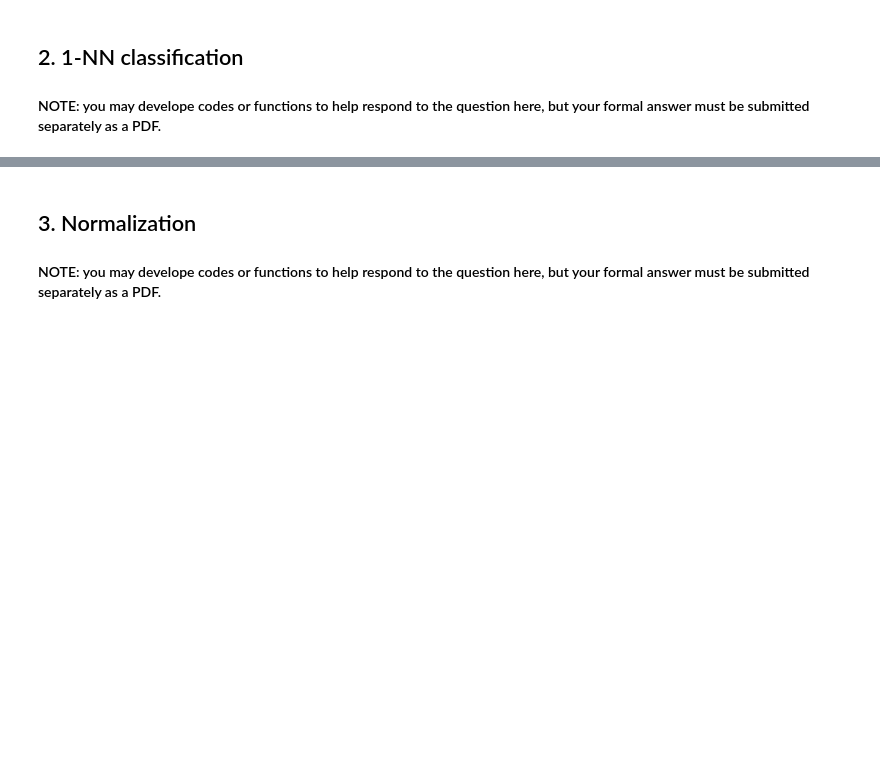
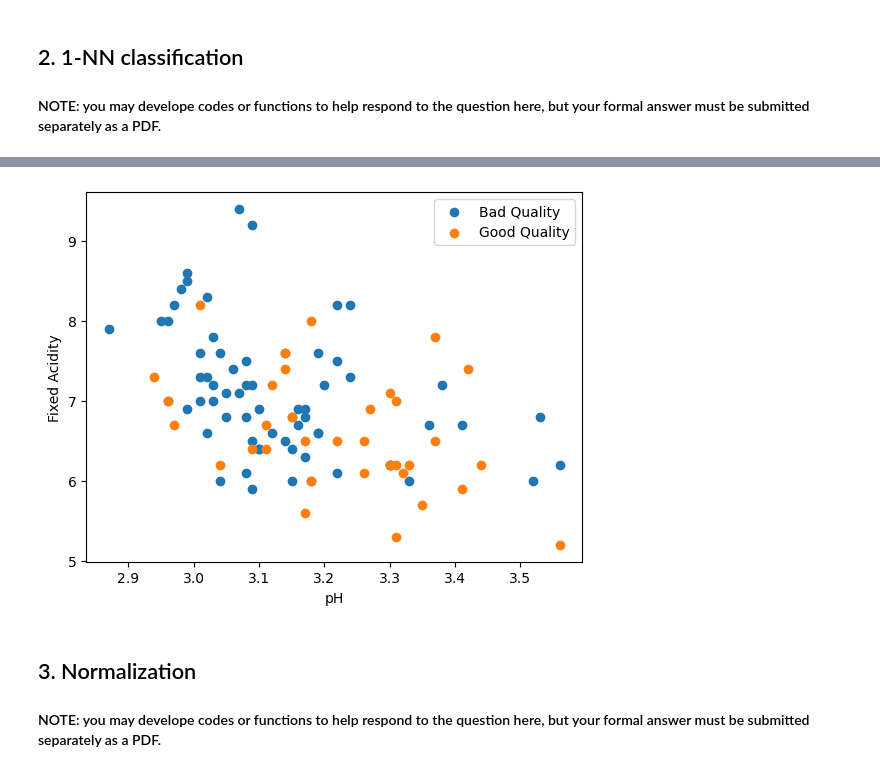
Before and after one commit to ZacLWilliams/Build_KNN_Classifier, a Jupyter notebook: COMP30027_2024_asst1.ipynb, the cells around one changed output, grey strips where cells are left out. Cells and saved outputs as stored; diff of their text form; code cells hidden in the pictures; blank space fills up the shorter version.

```diff
--- a/COMP30027_2024_asst1.ipynb
+++ b/COMP30027_2024_asst1.ipynb
@@ -127,3 +163,21 @@ print("{:0.4f}".format(Find_Proportion(wine_test, labels)))
+# %%
+import matplotlib.pyplot as plt
+
+df_2_params = wine_train[['pH', 'fixedAcidity', 'quality']].sample(n=100)
+x1 = df_2_params[df_2_params['quality'] == 0]['pH']
+y1 = df_2_params[df_2_params['quality'] == 0]['fixedAcidity']
+plt.scatter(x1, y1)
+
+x2 = df_2_params[df_2_params['quality'] == 1]['pH']
+y2 = df_2_params[df_2_params['quality'] == 1]['fixedAcidity']
+plt.scatter(x2, y2)
+
+plt.xlabel("pH")
+plt.ylabel("Fixed Acidity")
+plt.legend(["Bad Quality" , "Good Quality"])
+plt.show()
+# %% [output]
+[figure, added]
 # %% [markdown]
 ## 3. Normalization
 
```
Also changed, not shown: parts of 4 cells of this notebook.
